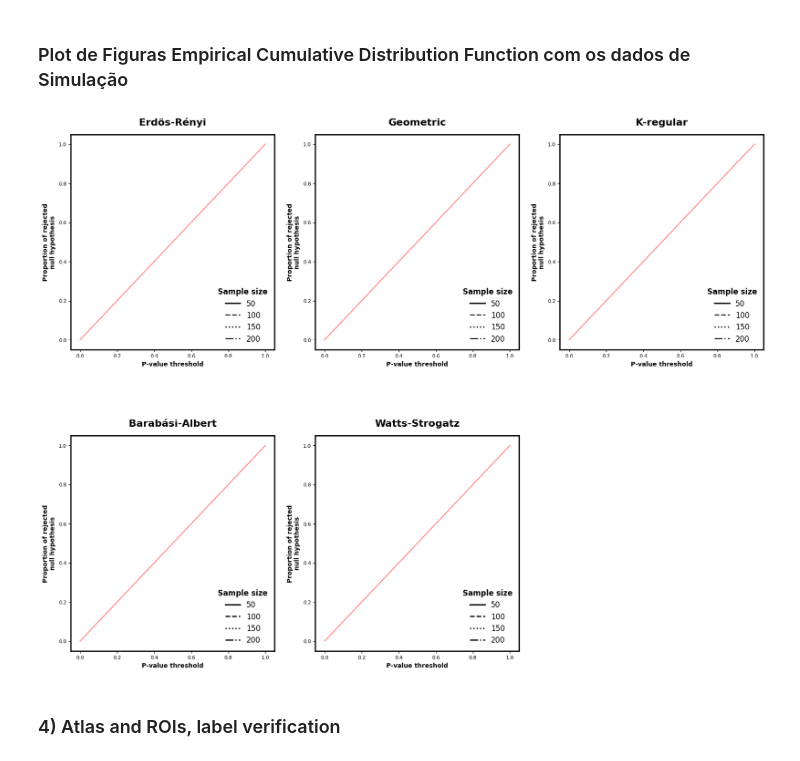
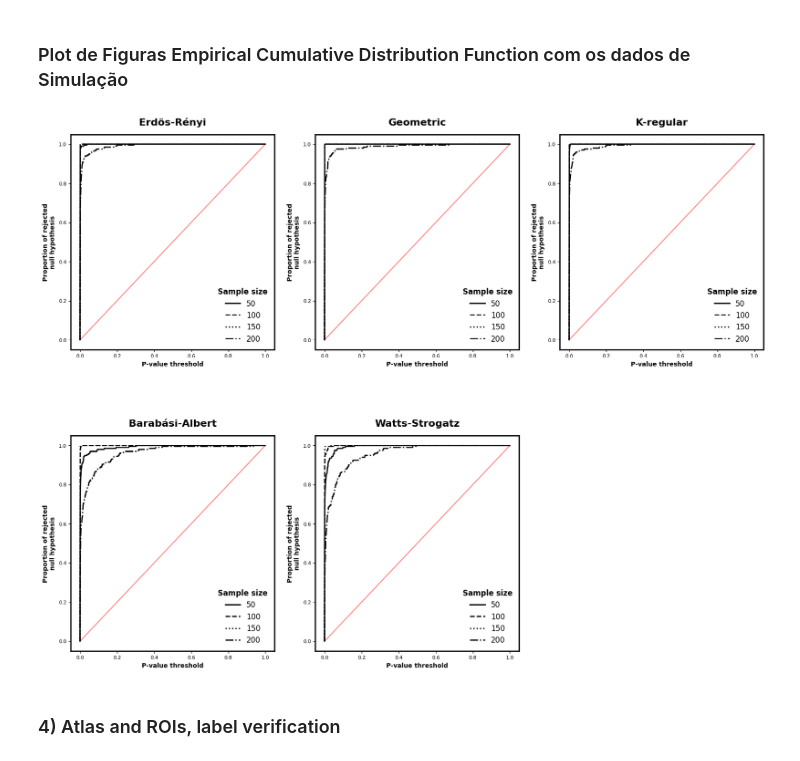
Before and after one commit to caiosoter/SEM-Austim-networks, a Jupyter notebook: notebooks/analise_exploratoria.ipynb, the cells around one changed output. Drawn from its saved outputs; the diff is of its cells as text; code cells hidden in the pictures.

Commit message:
ateration in the empirical cummulative distribution function to get the list of paths properly

```diff
--- a/notebooks/analise_exploratoria.ipynb
+++ b/notebooks/analise_exploratoria.ipynb
@@ -244,7 +244,7 @@ def plot_ECDF(df, ax, linestyle='-', linewidth=2):
 
 
 def obter_arquivos_dados_p_valores(caso, noise, vertice, nome_modelo, id):
-    arquivo_padrao = os.path.join("resultados", caso, nome_modelo, "p_valores", "*", f"*{id}*")
+    arquivo_padrao = os.path.join("..", "resultados", caso, nome_modelo, "p_valores", "*", f"*{id}*")
     lista_arquivos = glob.glob(arquivo_padrao, recursive=True)
     padrao = f"{noise}_V{vertice}_"
     lista_arquivos = [arquivo for arquivo in lista_arquivos if re.search(padrao, arquivo)]
@@ -300,34 +300,34 @@ def executar_plot(caso, noise, num_vertices, aresta, id_modelo):
 
             # Inserindo a legenda customizada com o título "Sample size"
             ax.legend(
                 handles=legend_elements,
                 loc='lower right',
                 frameon=False,
                 fontsize=12,
                 title="Sample size",
                 title_fontproperties={'weight': 'bold', 'size': 12}
             )
 
             # Lendo e plotando os dados reais do modelo atual
             lista_arquivos_dados = obter_arquivos_dados_p_valores(caso, noise, num_vertices, nome_modelos[i], id_modelo)
             for arquivo, ls in zip(lista_arquivos_dados, linestyles):
                 df = pd.read_csv(arquivo)
                 plot_ECDF(df[aresta], ax, linestyle=ls)
 
         # O 6º subplot (vazio) será ocultado
         else:
             ax.axis("off")
 
     plt.show()
 
 
 executar_plot(caso="Caso_2",
               noise="gaussian",
               num_vertices=100,
               aresta="A_B",
               id_modelo="M2")
 # %% [output]
-[figure, old version]
+[figure, new version]
 # %% [markdown]
 ### 4) Atlas and ROIs, label verification
 # %%
```
